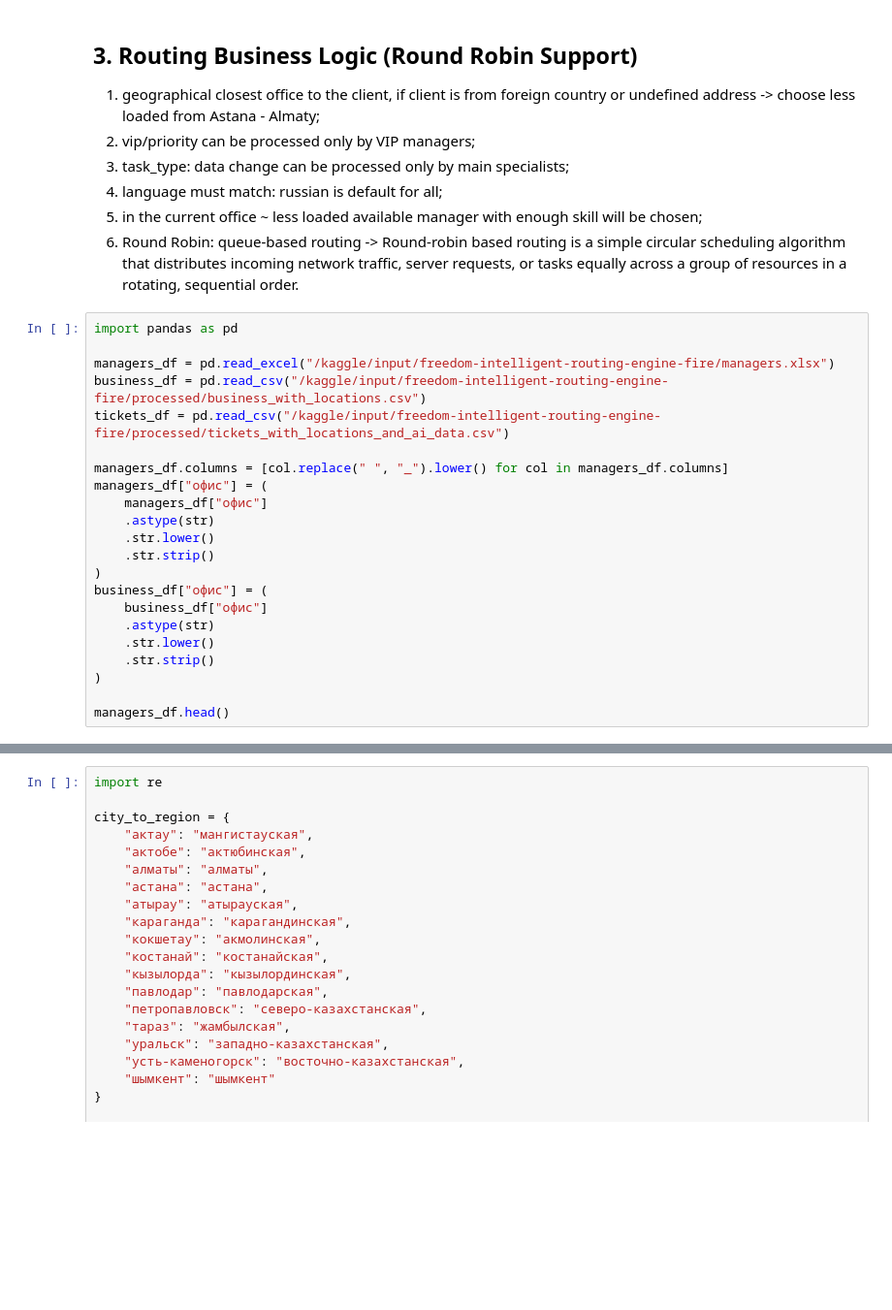
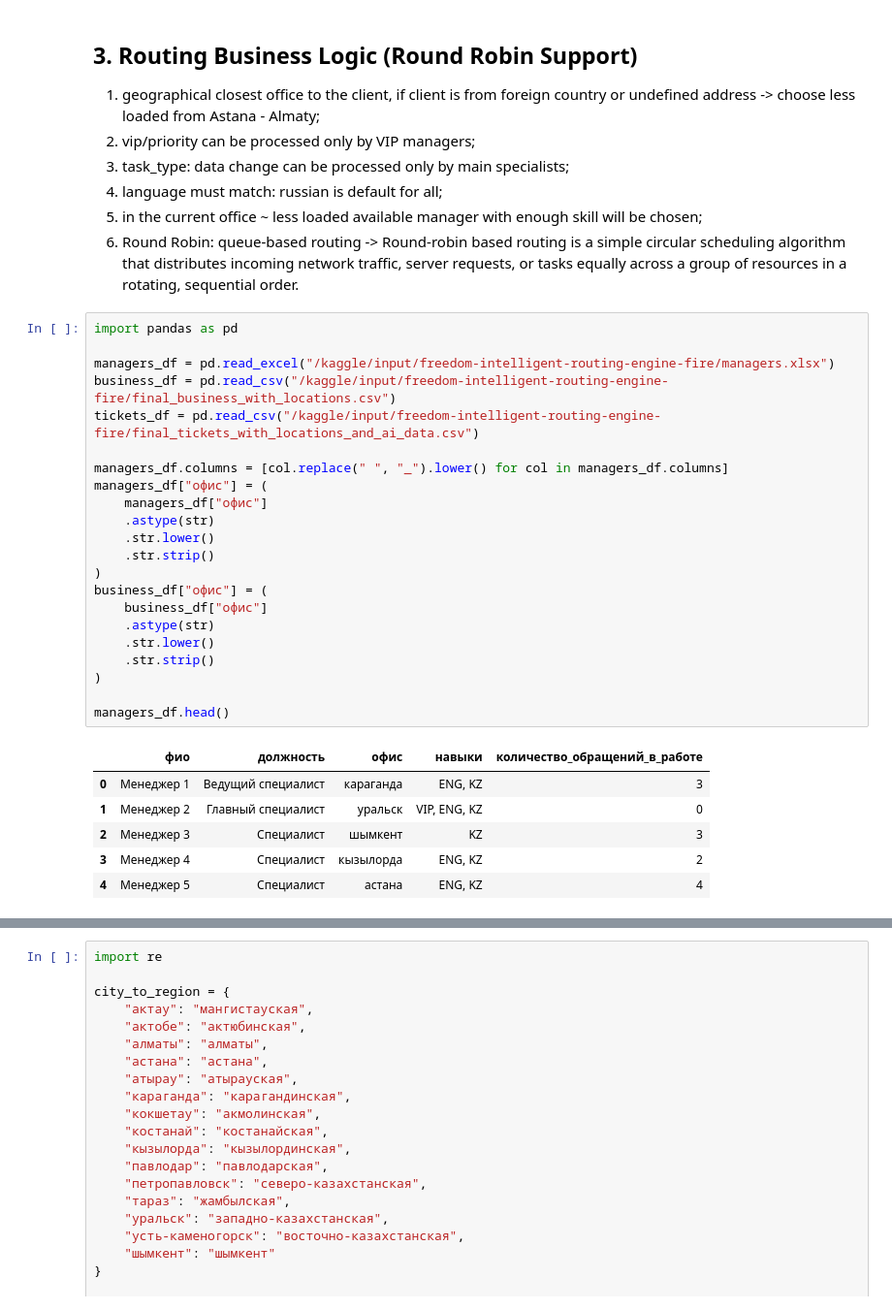
Before and after one commit to DearZiZiZi/fire_datasaur2026, a Jupyter notebook: freedom-broker-datasaur-2026-code.ipynb, the cells around one changed output, grey strips where cells are left out. Shown at 97% size. Drawn from its saved outputs; the diff is of its cells as text; blank space fills up the shorter version.

```diff
--- a/freedom-broker-datasaur-2026-code.ipynb
+++ b/freedom-broker-datasaur-2026-code.ipynb
@@ -426,24 +511,31 @@ tickets_df[EXPECTED_KEYS] = tickets_df.apply(get_json_based_on_client_row, axis=
 # %%
 import pandas as pd
 
 managers_df = pd.read_excel("/kaggle/input/freedom-intelligent-routing-engine-fire/managers.xlsx")
-business_df = pd.read_csv("/kaggle/input/freedom-intelligent-routing-engine-fire/processed/business_with_locations.csv")
-tickets_df = pd.read_csv("/kaggle/input/freedom-intelligent-routing-engine-fire/processed/tickets_with_locations_and_ai_data.csv")
+business_df = pd.read_csv("/kaggle/input/freedom-intelligent-routing-engine-fire/final_business_with_locations.csv")
+tickets_df = pd.read_csv("/kaggle/input/freedom-intelligent-routing-engine-fire/final_tickets_with_locations_and_ai_data.csv")
 
 managers_df.columns = [col.replace(" ", "_").lower() for col in managers_df.columns]
 managers_df["офис"] = (
     managers_df["офис"]
     .astype(str)
     .str.lower()
     .str.strip()
 )
 business_df["офис"] = (
     business_df["офис"]
     .astype(str)
     .str.lower()
     .str.strip()
 )
 
 managers_df.head()
+# %% [output]
+|  | фио | должность | офис | навыки | количество_обращений_в_работе |
+| 0 | Менеджер 1 | Ведущий специалист | караганда | ENG, KZ | 3 |
+| 1 | Менеджер 2 | Главный специалист | уральск | VIP, ENG, KZ | 0 |
+| 2 | Менеджер 3 | Специалист | шымкент | KZ | 3 |
+| 3 | Менеджер 4 | Специалист | кызылорда | ENG, KZ | 2 |
+| 4 | Менеджер 5 | Специалист | астана | ENG, KZ | 4 |
 # %%
 managers_df["навыки"].unique().tolist()
```
Also changed, not shown: parts of 23 cells of this notebook, 3 other files.
